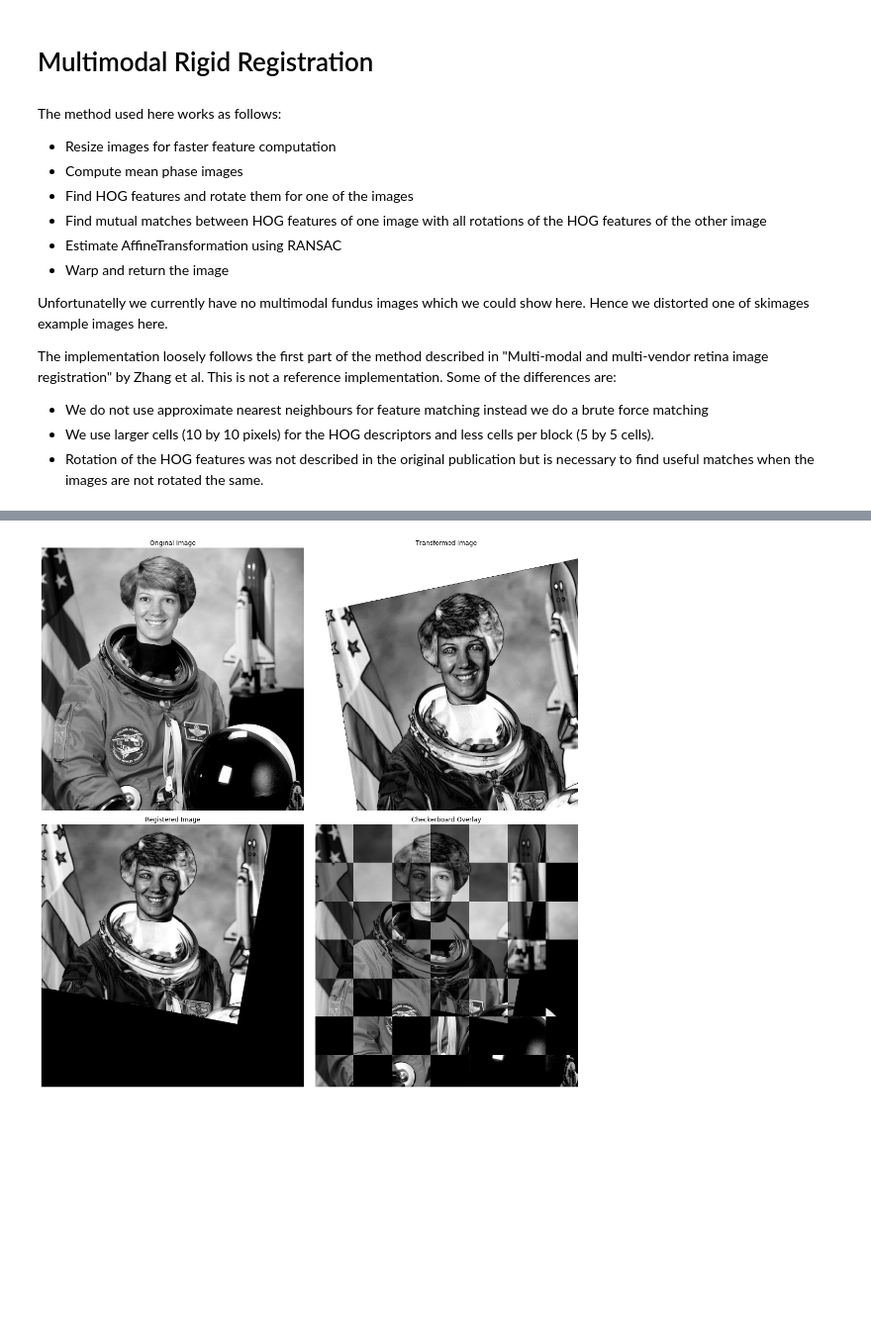
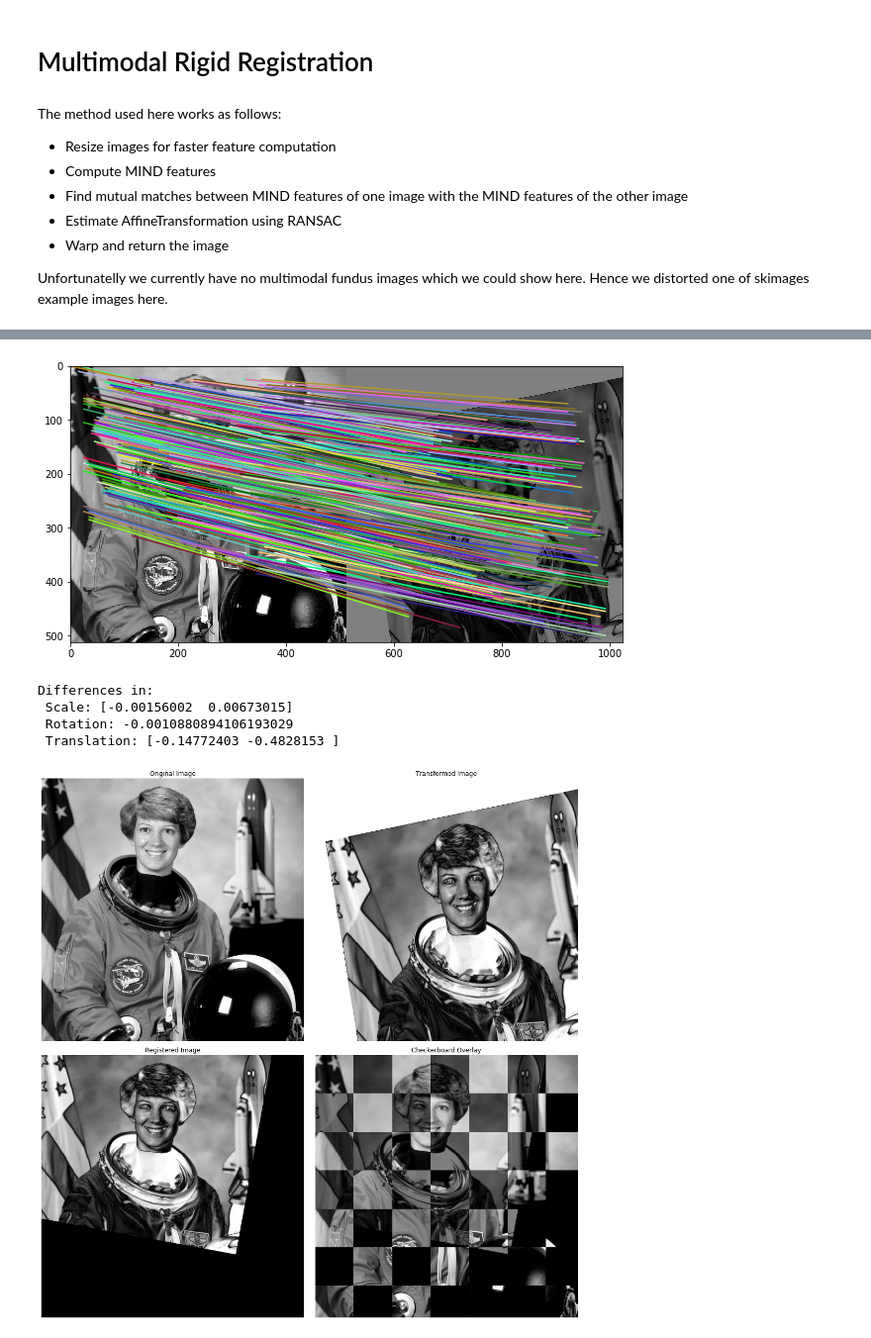
Before and after one commit to MedVisBonn/eyepy, a Jupyter notebook: docs/examples/rigid_registration.ipynb, the cells around one changed output, grey strips where cells are left out. Shown at 99% size. Cells and saved outputs as stored; diff of their text form; code cells hidden in the pictures; blank space fills up the shorter version.

```diff
--- a/docs/examples/rigid_registration.ipynb
+++ b/docs/examples/rigid_registration.ipynb
@@ -3,20 +3,14 @@
 # %% [markdown]
 The method used here works as follows:
 + Resize images for faster feature computation
-+ Compute mean phase images
-+ Find HOG features and rotate them for one of the images
-+ Find mutual matches between HOG features of one image with all rotations of the HOG features of the other image
++ Compute MIND features
++ Find mutual matches between MIND features of one image with the MIND features of the other image
 + Estimate AffineTransformation using RANSAC
 + Warp and return the image
 
 Unfortunatelly we currently have no multimodal fundus images which we could show here. Hence we distorted one of skimages example images here.
-
-The implementation loosely follows the first part of the method described in "Multi-modal and multi-vendor retina image registration" by Zhang et al. This is not a reference implementation. Some of the differences are:
-
-+ We do not use approximate nearest neighbours for feature matching instead we do a brute force matching
-+ We use larger cells (10 by 10 pixels) for the HOG descriptors and less cells per block (5 by 5 cells).
-+ Rotation of the HOG features was not described in the original publication but is necessary to find useful matches when the images are not rotated the same.
 # %%
+import numpy as np
 import eyepy as ep
 import skimage as ski
 import matplotlib.pyplot as plt
@@ -24,7 +18,15 @@ import matplotlib.pyplot as plt
 tform = ski.transform.AffineTransform(scale=(0.9,0.8), rotation=2/11,
                            translation=(0, -100))
 
-img1 = ski.color.rgb2gray(ski.data.astronaut())
-img2 = abs(ski.transform.warp(img1, tform) -0.5)
-
-reg_img2, model = ep.register.rigid_multimodal(img2, img1)
+dst = ski.color.rgb2gray(ski.data.astronaut())
+src = abs(ski.transform.warp(dst, tform) -0.5)
+# %%
+%%time
+model = ep.register.register(src, dst, detector="dense", scale=0.2,
+                             transformation="affine",
+                             descriptor="mind",
+                             descriptor_kwargs = {"r":5, "sigma":0.2},
+                             ransac_kwargs ={"residual_threshold": 10,
+                                            "max_trials": 2000},
+                            verbose = True)
+# %% [output]
@@ -30,0 +35,12 @@ reg_img2, model = ep.register.rigid_multimodal(img2, img1)
+[figure, added]
+# %%
+print(("Differences in: \n Scale: {}\n "
+      "Rotation: {}\n"
+      " Translation: {}").format(np.array(model.scale) - np.array(tform.scale),
+                                 model.rotation-tform.rotation,
+                                 model.translation-tform.translation))
+# %% [output]
+Differences in:
+ Scale: [-0.00156002  0.00673015]
+ Rotation: -0.0010880894106193029
+ Translation: [-0.14772403 -0.4828153 ]
```
Also changed, not shown: parts of 3 cells of this notebook, 2 other files.
